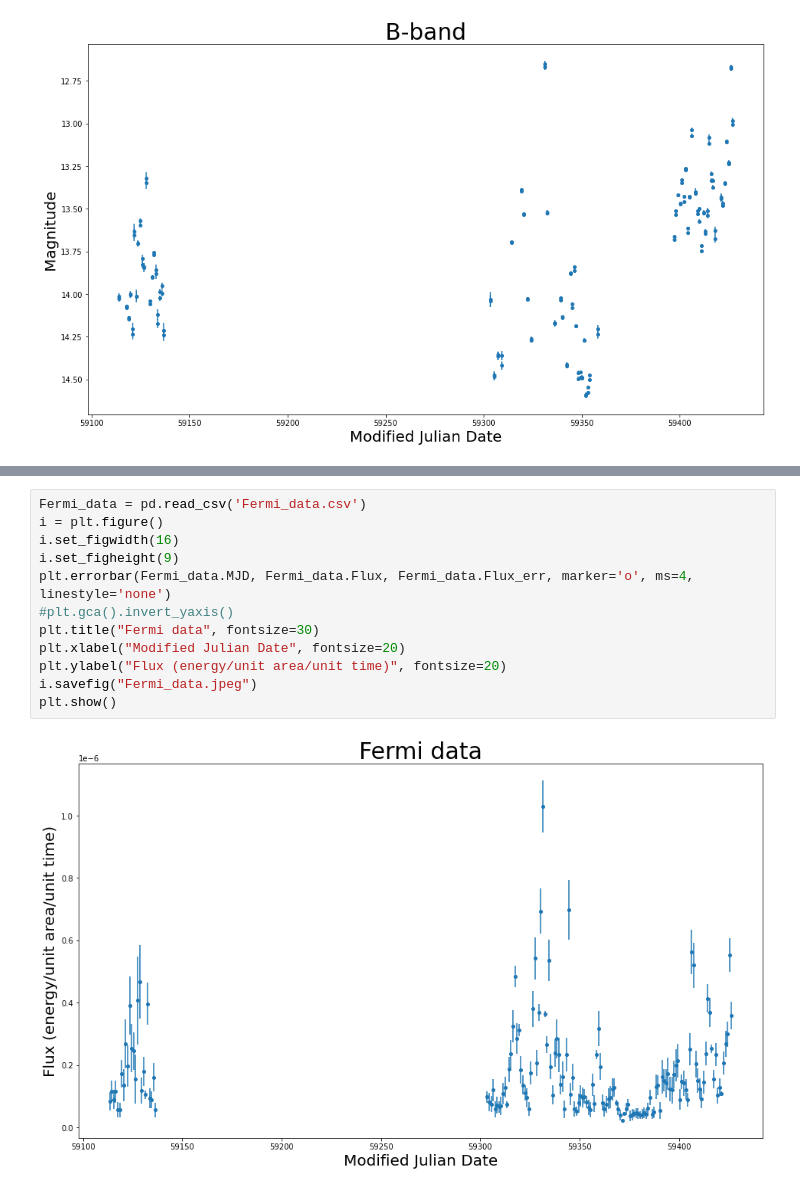
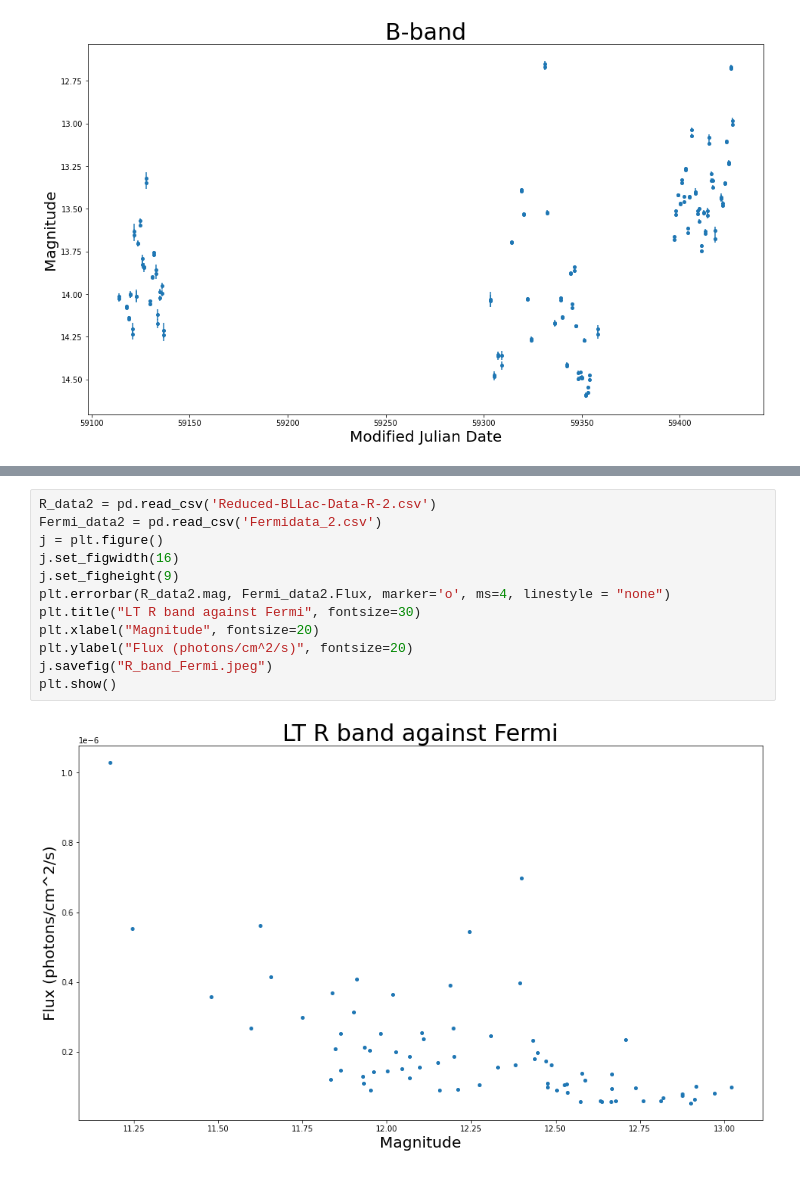
Before and after one commit to alexischatterley/BL_Lac_Graphing_Code, a Jupyter notebook: BL_Lac_Plots.ipynb, the cells around one changed output, grey strips where cells are left out. Saved outputs shown, nothing was run; the diff lists cells and outputs as text.

```diff
--- a/BL_Lac_Plots.ipynb
+++ b/BL_Lac_Plots.ipynb
@@ -46,14 +48,14 @@ plt.show()
 # %%
-Fermi_data = pd.read_csv('Fermi_data.csv')
-i = plt.figure()
-i.set_figwidth(16)
-i.set_figheight(9)
-plt.errorbar(Fermi_data.MJD, Fermi_data.Flux, Fermi_data.Flux_err, marker='o', ms=4, linestyle='none')
-#plt.gca().invert_yaxis()
-plt.title("Fermi data", fontsize=30)
-plt.xlabel("Modified Julian Date", fontsize=20)
-plt.ylabel("Flux (energy/unit area/unit time)", fontsize=20)
-i.savefig("Fermi_data.jpeg")
+R_data2 = pd.read_csv('Reduced-BLLac-Data-R-2.csv')
+Fermi_data2 = pd.read_csv('Fermidata_2.csv')
+j = plt.figure()
+j.set_figwidth(16)
+j.set_figheight(9)
+plt.errorbar(R_data2.mag, Fermi_data2.Flux, marker='o', ms=4, linestyle = "none")
+plt.title("LT R band against Fermi", fontsize=30)
+plt.xlabel("Magnitude", fontsize=20)
+plt.ylabel("Flux (photons/cm^2/s)", fontsize=20)
+j.savefig("R_band_Fermi.jpeg")
 plt.show()
 # %% [output]
-[figure, old version]
+[figure, new version]
```
Also changed, not shown: parts of 3 cells of this notebook, 5 other files.
